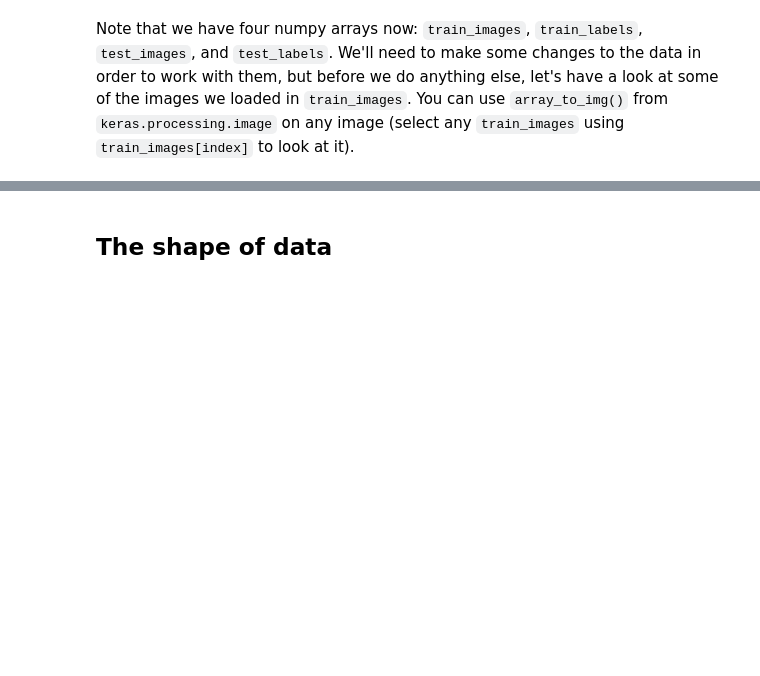
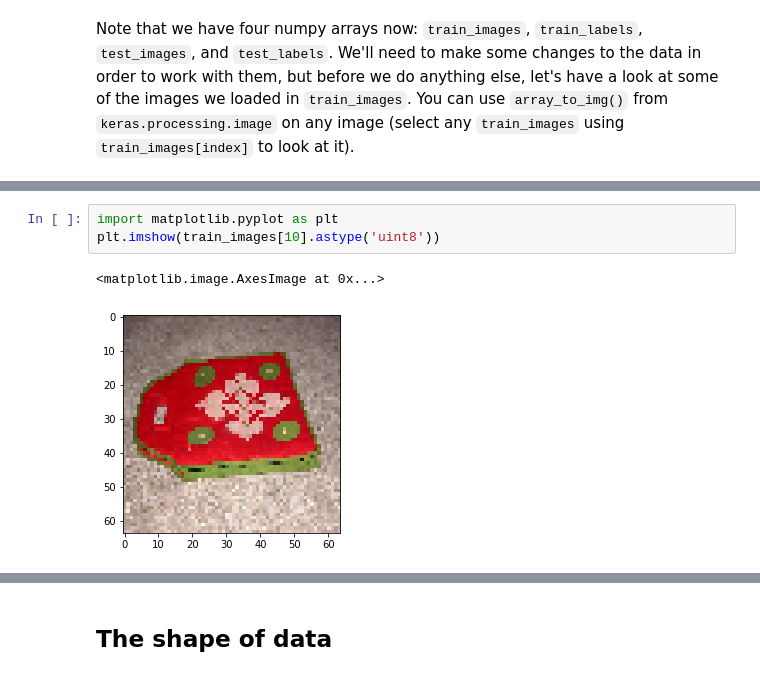
Before and after one commit to GraceMwende/PHASE_4-MS_DS, a Jupyter notebook: Flatiron/Week3/Introduction to Neural Networks - Lab.ipynb, the cells around one changed output, grey strips where cells are left out. Cells and saved outputs as stored; diff of their text form; blank space fills up the shorter version.

```diff
--- a/Flatiron/Week3/Introduction to Neural Networks - Lab.ipynb
+++ b/Flatiron/Week3/Introduction to Neural Networks - Lab.ipynb
@@ -63,3 +61,9 @@ array_to_img(train_images[10])
+# %%
+import matplotlib.pyplot as plt
+plt.imshow(train_images[10].astype('uint8'))
+# %% [output]
+<matplotlib.image.AxesImage at 0x...>
+[figure, added]
 # %%
 # Preview another image
 array_to_img(train_images[130])
```
Also changed, not shown: parts of 21 cells of this notebook.
